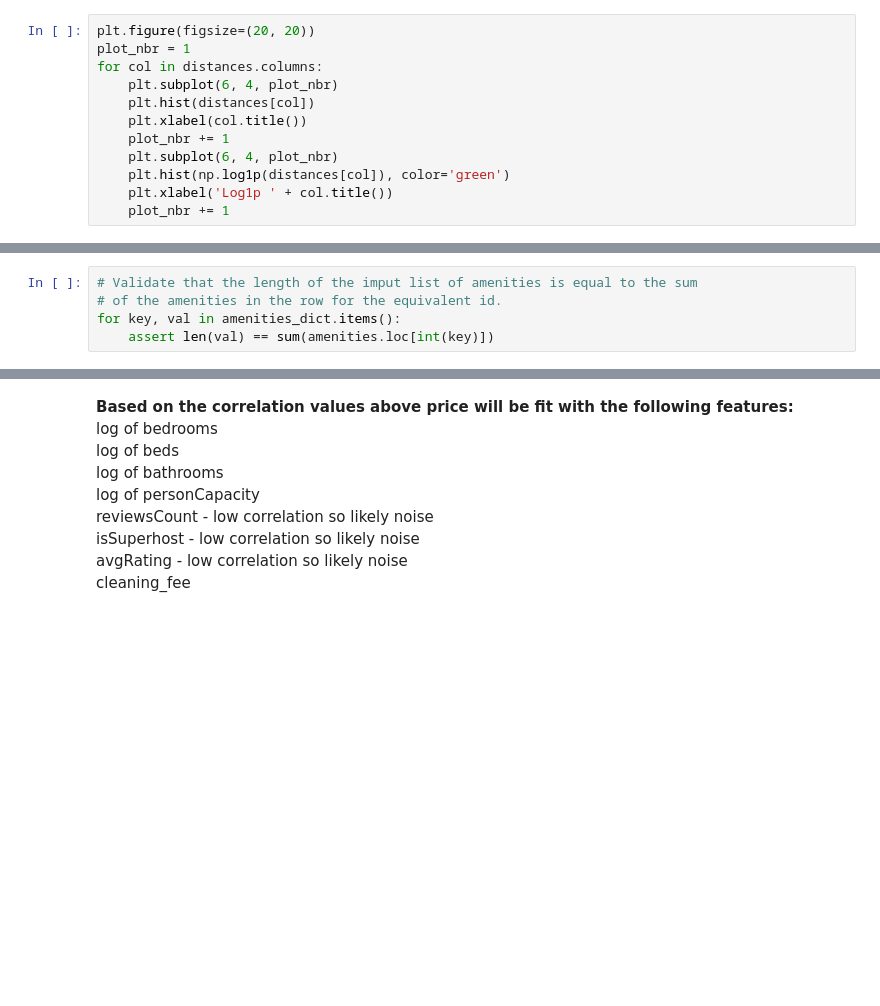
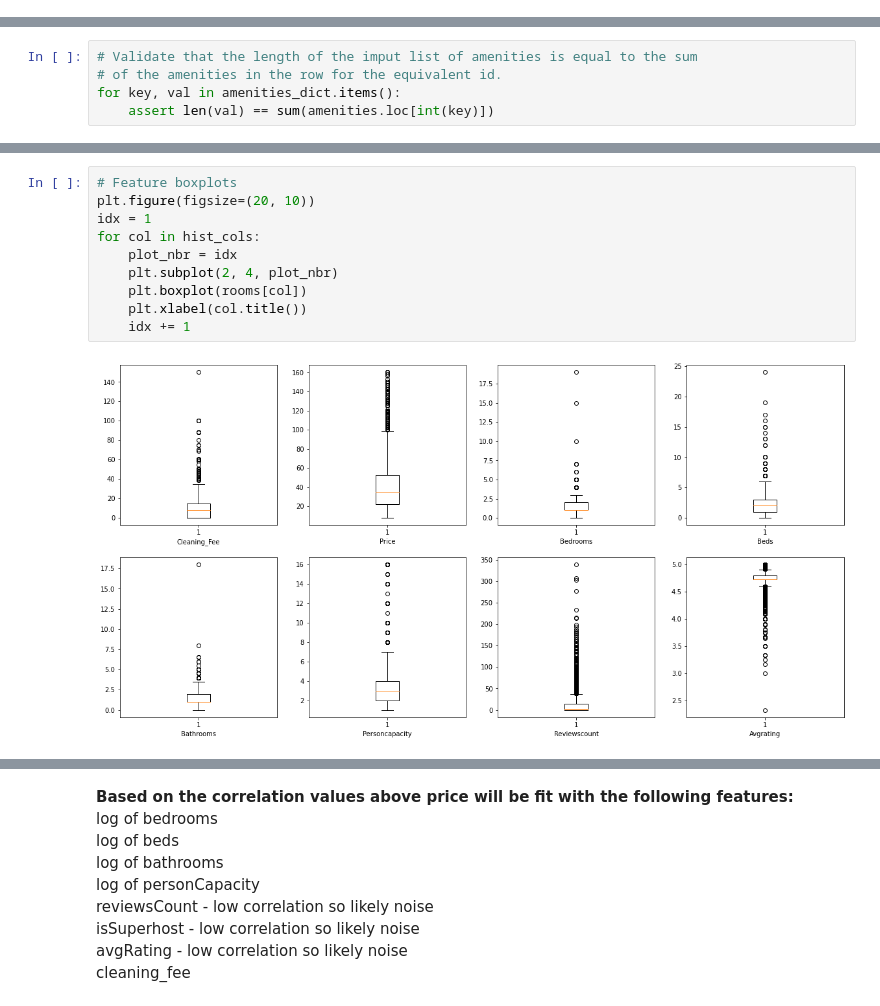
Before and after one commit to scottkds/airbnb_prices, a Jupyter notebook: models/Airbnb_regression2.ipynb, the cells around one changed output, grey strips where cells are left out. Saved outputs shown, nothing was run; the diff lists cells and outputs as text; blank space fills up the shorter version.

```diff
--- a/models/Airbnb_regression2.ipynb
+++ b/models/Airbnb_regression2.ipynb
@@ -267,15 +177,3 @@ distances.head()
 | 35159913 | 1.395 | 2.655 | 1.022 | 0.822 | 2.949 | 9.267 | ... |
 | 37721845 | 4.102 | 3.677 | 4.633 | 4.690 | 2.539 | 5.288 | ... |
 | 35522458 | 4.295 | 4.101 | 4.779 | 4.876 | 2.762 | 4.703 | ... |
-# %%
-plt.figure(figsize=(20, 20))
-plot_nbr = 1
-for col in distances.columns:
-    plt.subplot(6, 4, plot_nbr)
-    plt.hist(distances[col])
-    plt.xlabel(col.title())
-    plot_nbr += 1
-    plt.subplot(6, 4, plot_nbr)
-    plt.hist(np.log1p(distances[col]), color='green')
-    plt.xlabel('Log1p ' + col.title())
-    plot_nbr += 1
@@ -347,0 +249,12 @@ room_data.shape
+# %%
+# Feature boxplots
+plt.figure(figsize=(20, 10))
+idx = 1
+for col in hist_cols:
+    plot_nbr = idx
+    plt.subplot(2, 4, plot_nbr)
+    plt.boxplot(rooms[col])
+    plt.xlabel(col.title())
+    idx += 1
+# %% [output]
+[figure, added]
```
Also changed, not shown: parts of 54 cells of this notebook.
